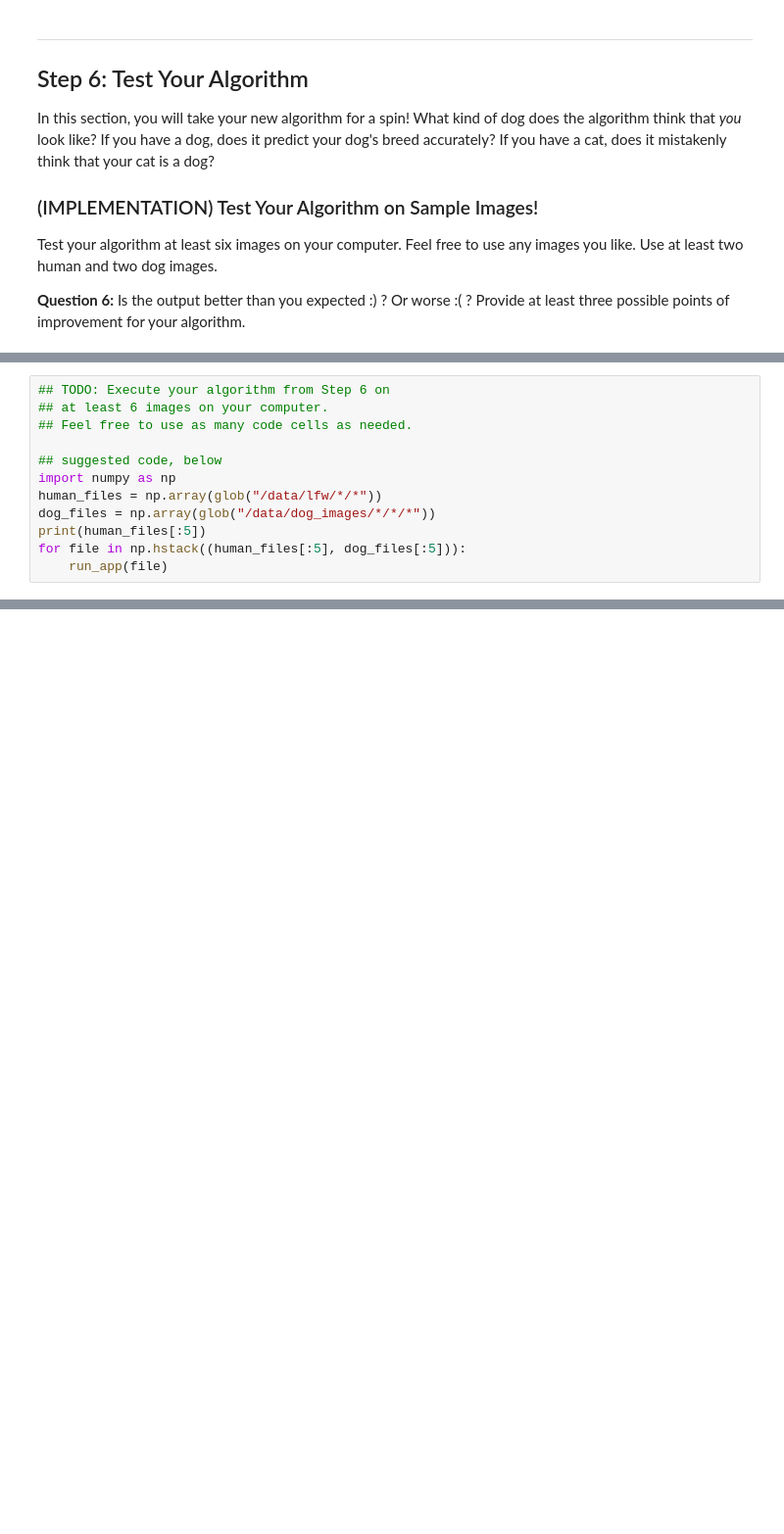
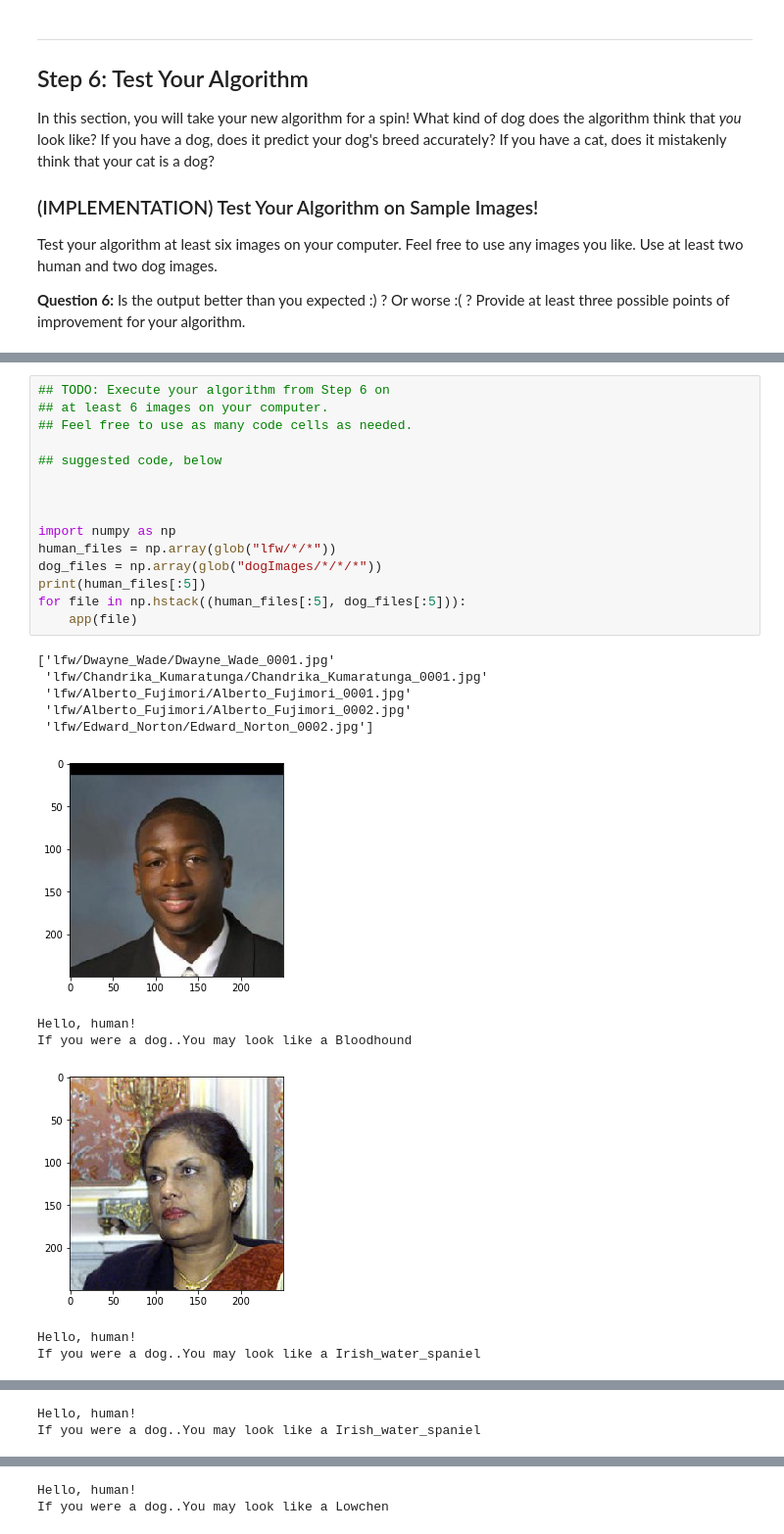
Before and after one commit to jarb29/udacity-capstone-ml, a Jupyter notebook: dog_app.ipynb, the cells around one changed output, grey strips where cells are left out. Shown at 98% size. Cells and saved outputs as stored; diff of their text form; blank space fills up the shorter version.

```diff
--- a/dog_app.ipynb
+++ b/dog_app.ipynb
@@ -758,12 +1180,27 @@ Hyper-parameter tunings: weight initializings, learning rates, drop-outs, batch_
 # %%
 ## TODO: Execute your algorithm from Step 6 on
 ## at least 6 images on your computer.
 ## Feel free to use as many code cells as needed.
 
 ## suggested code, below
+
+
+
 import numpy as np
-human_files = np.array(glob("/data/lfw/*/*"))
-dog_files = np.array(glob("/data/dog_images/*/*/*"))
+human_files = np.array(glob("lfw/*/*"))
+dog_files = np.array(glob("dogImages/*/*/*"))
 print(human_files[:5])
 for file in np.hstack((human_files[:5], dog_files[:5])):
-    run_app(file)
+    app(file)
+# %% [output]
+['lfw/Dwayne_Wade/Dwayne_Wade_0001.jpg'
+ 'lfw/Chandrika_Kumaratunga/Chandrika_Kumaratunga_0001.jpg'
+ 'lfw/Alberto_Fujimori/Alberto_Fujimori_0001.jpg'
+ 'lfw/Alberto_Fujimori/Alberto_Fujimori_0002.jpg'
+ 'lfw/Edward_Norton/Edward_Norton_0002.jpg']
+[figure, added]
+Hello, human!
+If you were a dog..You may look like a Bloodhound
+[figure, added]
+Hello, human!
+If you were a dog..You may look like a Irish_water_spaniel
@@ -769,0 +1208,2 @@ for file in np.hstack((human_files[:5], dog_files[:5])):
+Hello, human!
+If you were a dog..You may look like a Irish_water_spaniel
@@ -769,0 +1211,2 @@ for file in np.hstack((human_files[:5], dog_files[:5])):
+Hello, human!
+If you were a dog..You may look like a Lowchen
```
Also changed, not shown: parts of 50 cells of this notebook, 10 other files.
